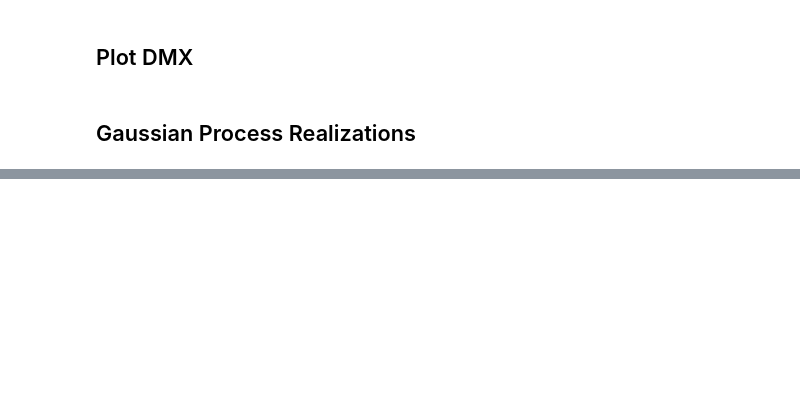
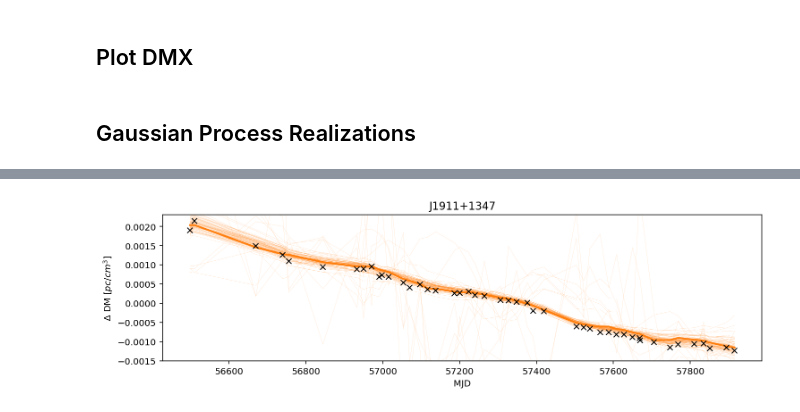
Before and after one commit to Hazboun6/noise_model_selection, a Jupyter notebook: chain_visualization.ipynb, the cells around one changed output, grey strips where cells are left out. Saved outputs shown, nothing was run; the diff lists cells and outputs as text; code cells hidden in the pictures; blank space fills up the shorter version.

```diff
--- a/chain_visualization.ipynb
+++ b/chain_visualization.ipynb
@@ -99,0 +172,29 @@ plt.table()
+# %%
+#Load DMX values
+dtypes = {'names': ('DMXEP', 'DMX_value', 'DMX_var_err',
+                    ' DMXR1', ' DMXR2', ' DMXF1',
+                    ' DMXF2', ' DMX_bin'),
+          'formats': ('f4','f4','f4','f4','f4','f4','f4','U6')}
+dmx=np.loadtxt('./dmx/{0}_NANOGrav_12yv3.dmx'.format(psrname),
+               skiprows=4,
+               dtype=dtypes)
+# %%
+dm_units = (dm_gp + DM)*psr.freqs[np.newaxis,:]**2*2.41e-4
+dm_mlv = (mlvDM + mlv_dmgp)*psr.freqs**2*2.41e-4
+# %%
+plt.figure(figsize=[12,3])
+for dm in dm_units:
+    plt.plot(psr.toas/(24*3600),dm-dm.mean(),linewidth=0.2,alpha=0.3,color='C1')
+
+plt.plot(psr.toas/(24*3600),dm_mlv-dm_mlv.mean(),linewidth=2,color='C1')
+plt.errorbar(x=dmx['DMXEP'],
+             y=dmx['DMX_value']-dmx['DMX_value'].mean(),
+#              yerr=dmx['DMX_var_err'],
+             marker='x',color='k',linestyle='none')
+plt.ylim(-0.0015,0.0023)
+plt.xlabel('MJD')
+plt.ylabel(r'$\Delta$ DM [$pc/cm^3$]')
+plt.title(psrname)
+plt.show()
+# %% [output]
+[figure, added]
```
Also changed, not shown: parts of 30 cells of this notebook, 1 other file.
